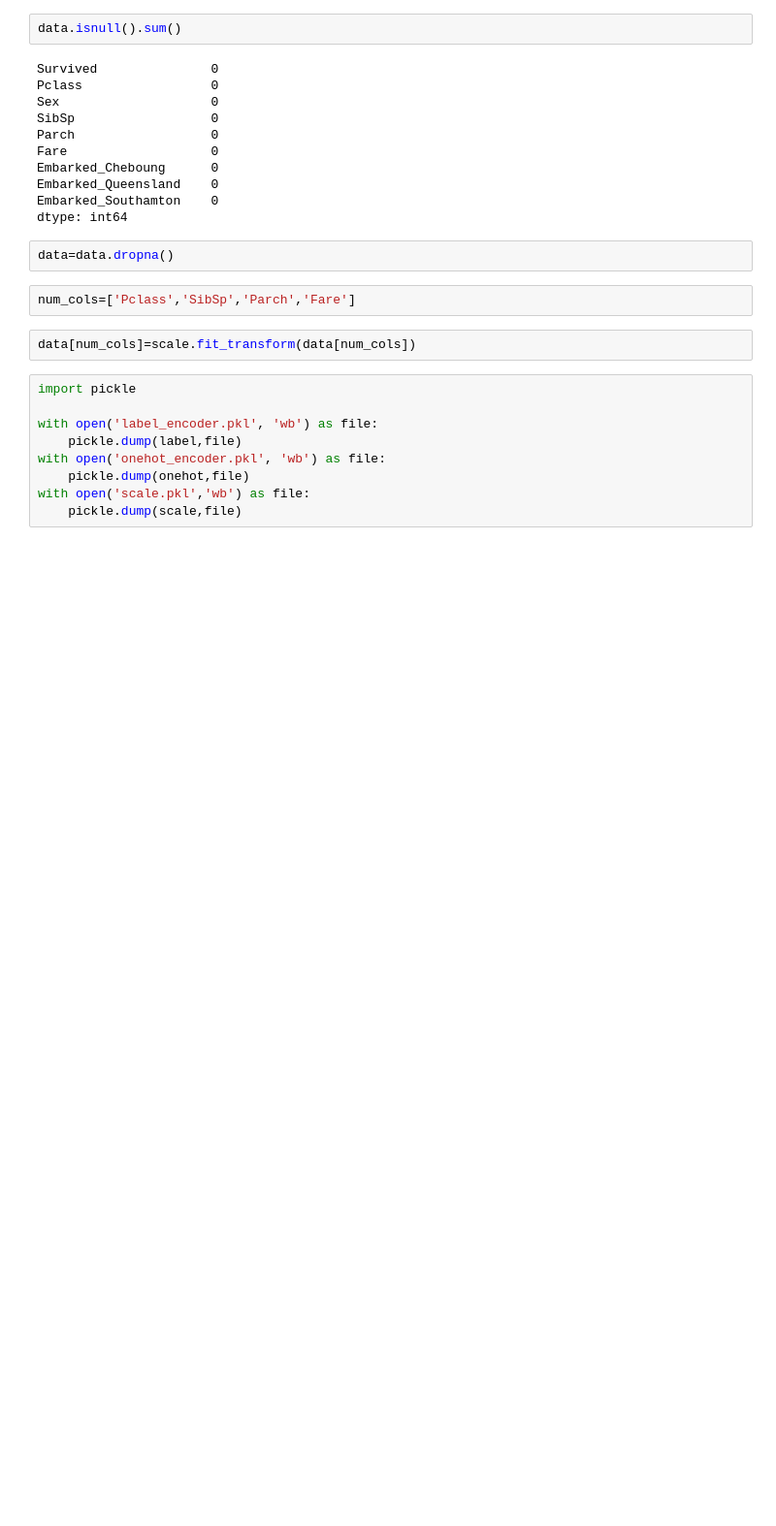
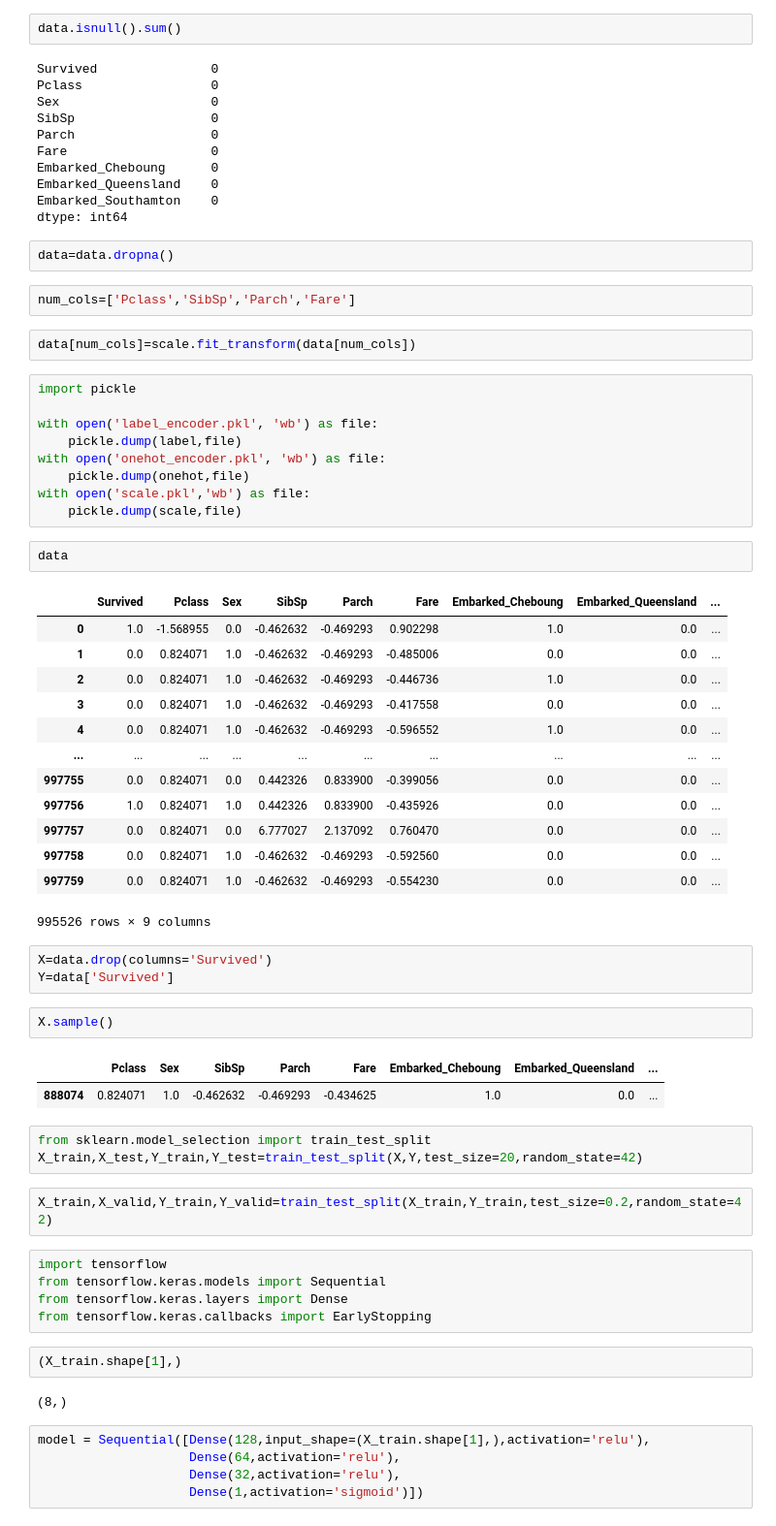
Before and after one commit to akash1234karma/tutedude, a Jupyter notebook: DL_hyper.ipynb, the cells around one changed output. Shown at 97% size. Saved outputs shown, nothing was run; the diff lists cells and outputs as text; blank space fills up the shorter version.

```diff
--- a/DL_hyper.ipynb
+++ b/DL_hyper.ipynb
@@ -94,3 +94,46 @@ with open('onehot_encoder.pkl', 'wb') as file:
     pickle.dump(onehot,file)
 with open('scale.pkl','wb') as file:
     pickle.dump(scale,file)
+# %%
+data
+# %% [output]
+|  | Survived | Pclass | Sex | SibSp | Parch | Fare | Embarked_Cheboung | Embarked_Queensland | ... |
+| 0 | 1.0 | -1.568955 | 0.0 | -0.462632 | -0.469293 | 0.902298 | 1.0 | 0.0 | ... |
+| 1 | 0.0 | 0.824071 | 1.0 | -0.462632 | -0.469293 | -0.485006 | 0.0 | 0.0 | ... |
+| 2 | 0.0 | 0.824071 | 1.0 | -0.462632 | -0.469293 | -0.446736 | 1.0 | 0.0 | ... |
+| 3 | 0.0 | 0.824071 | 1.0 | -0.462632 | -0.469293 | -0.417558 | 0.0 | 0.0 | ... |
+| 4 | 0.0 | 0.824071 | 1.0 | -0.462632 | -0.469293 | -0.596552 | 1.0 | 0.0 | ... |
+| ... | ... | ... | ... | ... | ... | ... | ... | ... | ... |
+| 997755 | 0.0 | 0.824071 | 0.0 | 0.442326 | 0.833900 | -0.399056 | 0.0 | 0.0 | ... |
+| 997756 | 1.0 | 0.824071 | 1.0 | 0.442326 | 0.833900 | -0.435926 | 0.0 | 0.0 | ... |
+| 997757 | 0.0 | 0.824071 | 0.0 | 6.777027 | 2.137092 | 0.760470 | 0.0 | 0.0 | ... |
+| 997758 | 0.0 | 0.824071 | 1.0 | -0.462632 | -0.469293 | -0.592560 | 0.0 | 0.0 | ... |
+| 997759 | 0.0 | 0.824071 | 1.0 | -0.462632 | -0.469293 | -0.554230 | 0.0 | 0.0 | ... |
+995526 rows × 9 columns
+# %%
+X=data.drop(columns='Survived')
+Y=data['Survived']
+# %%
+X.sample()
+# %% [output]
+|  | Pclass | Sex | SibSp | Parch | Fare | Embarked_Cheboung | Embarked_Queensland | ... |
+| 888074 | 0.824071 | 1.0 | -0.462632 | -0.469293 | -0.434625 | 1.0 | 0.0 | ... |
+# %%
+from sklearn.model_selection import train_test_split
+X_train,X_test,Y_train,Y_test=train_test_split(X,Y,test_size=20,random_state=42)
+# %%
+X_train,X_valid,Y_train,Y_valid=train_test_split(X_train,Y_train,test_size=0.2,random_state=42)
+# %%
+import tensorflow
+from tensorflow.keras.models import Sequential
+from tensorflow.keras.layers import Dense
+from tensorflow.keras.callbacks import EarlyStopping
+# %%
+(X_train.shape[1],)
+# %% [output]
+(8,)
+# %%
+model = Sequential([Dense(128,input_shape=(X_train.shape[1],),activation='relu'),
+                    Dense(64,activation='relu'),
+                    Dense(32,activation='relu'),
+                    Dense(1,activation='sigmoid')])
```
Also changed, not shown: parts of 9 cells of this notebook, 12 other files.
